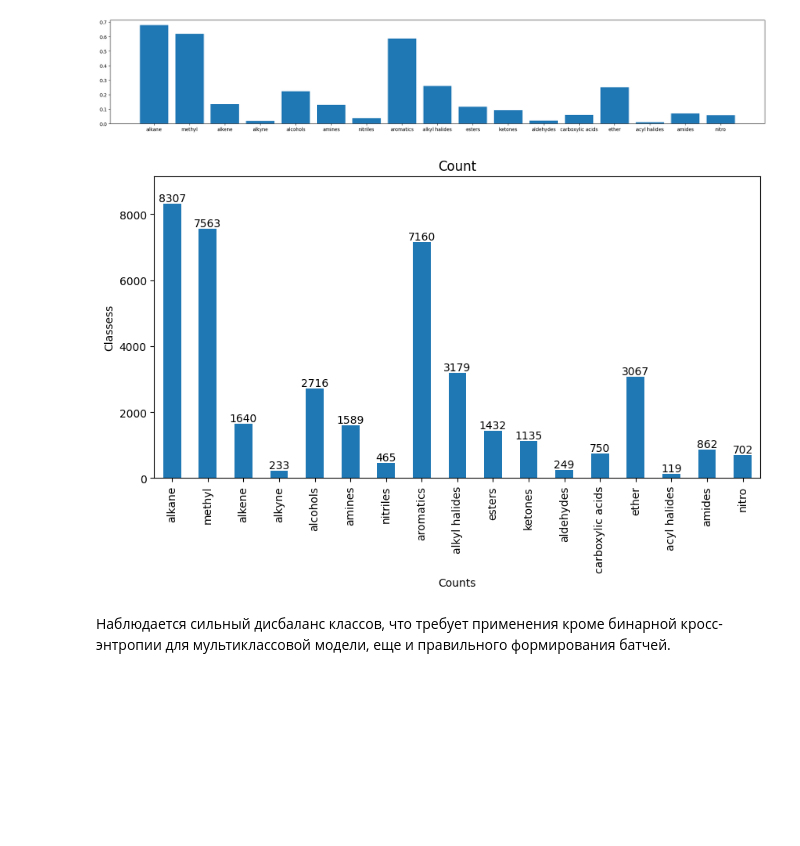
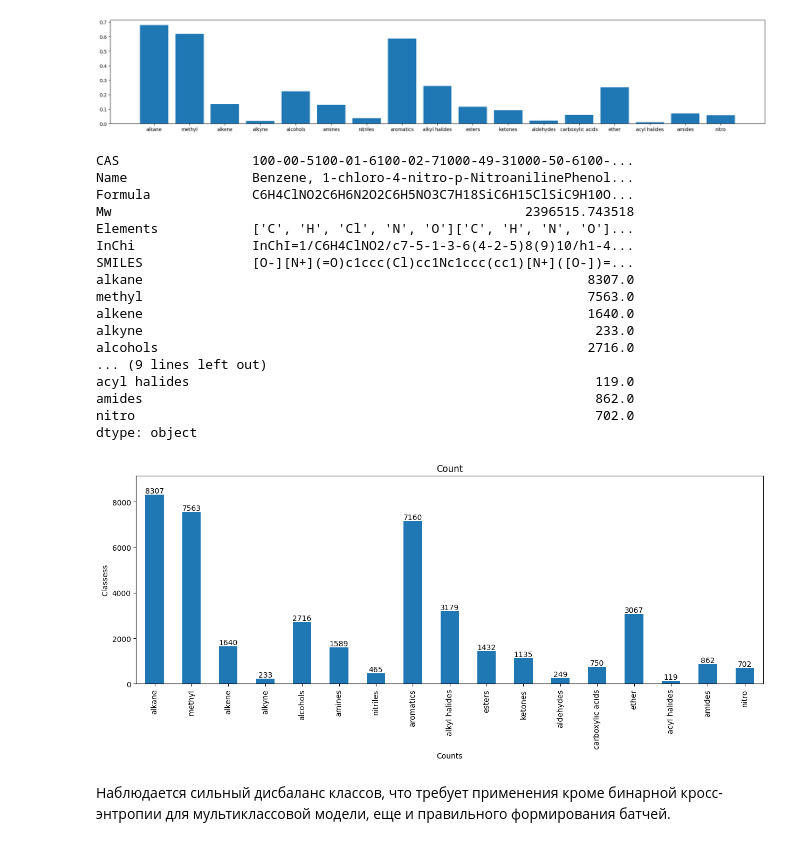
Before and after one commit to Lamblador/IR_expert_system, a Jupyter notebook: Koshelev_IR_expert_system_1_Dataset_Preparation.ipynb, the cells around one changed output. Drawn from its saved outputs; the diff is of its cells as text; code cells hidden in the pictures; blank space fills up the shorter version.

```diff
--- a/Koshelev_IR_expert_system_1_Dataset_Preparation.ipynb
+++ b/Koshelev_IR_expert_system_1_Dataset_Preparation.ipynb
@@ -1145,21 +1151,41 @@ plt.bar(groups_names, mean_of_groups[0])
 [figure]
 # %%
 sum1 = nist_ir_spectra_list_with_group.sum()
+# %%
+sum1
+# %% [output]
+CAS                 100-00-5100-01-6100-02-71000-49-31000-50-6100-...
+Name                Benzene, 1-chloro-4-nitro-p-NitroanilinePhenol...
+Formula             C6H4ClNO2C6H6N2O2C6H5NO3C7H18SiC6H15ClSiC9H10O...
+Mw                                                     2396515.743518
+Elements            ['C', 'H', 'Cl', 'N', 'O']['C', 'H', 'N', 'O']...
+InChi               InChI=1/C6H4ClNO2/c7-5-1-3-6(4-2-5)8(9)10/h1-4...
+SMILES              [O-][N+](=O)c1ccc(Cl)cc1Nc1ccc(cc1)[N+]([O-])=...
+alkane                                                         8307.0
+methyl                                                         7563.0
+alkene                                                         1640.0
+alkyne                                                          233.0
+alcohols                                                       2716.0
+... (9 lines left out)
+acyl halides                                                    119.0
+amides                                                          862.0
+nitro                                                           702.0
+dtype: object
 # %%
-sum2 = sum1[7:]
+sum2 = sum1[5:]
 # %%
 df = pd.DataFrame(sum2)
 # plot
-ax = df.plot(kind='bar', figsize=(10, 5), title='Count',
+ax = df.plot(kind='bar', figsize=(15, 5), title='Count',
              xlabel='Counts', ylabel='Classess', legend=False)
 
 # annotate
 ax.bar_label(ax.containers[0], label_type='edge')
 
 # pad the spacing between the number and the edge of the figure
 ax.margins(y=0.1)
 # %% [output]
-[figure, old version]
+[figure, new version]
 # %% [markdown]
 Наблюдается сильный дисбаланс классов, что требует применения кроме бинарной кросс-энтропии для мультиклассовой модели, еще и правильного формирования батчей.
 # %% [markdown]
```
Also changed, not shown: parts of 16 cells of this notebook.
